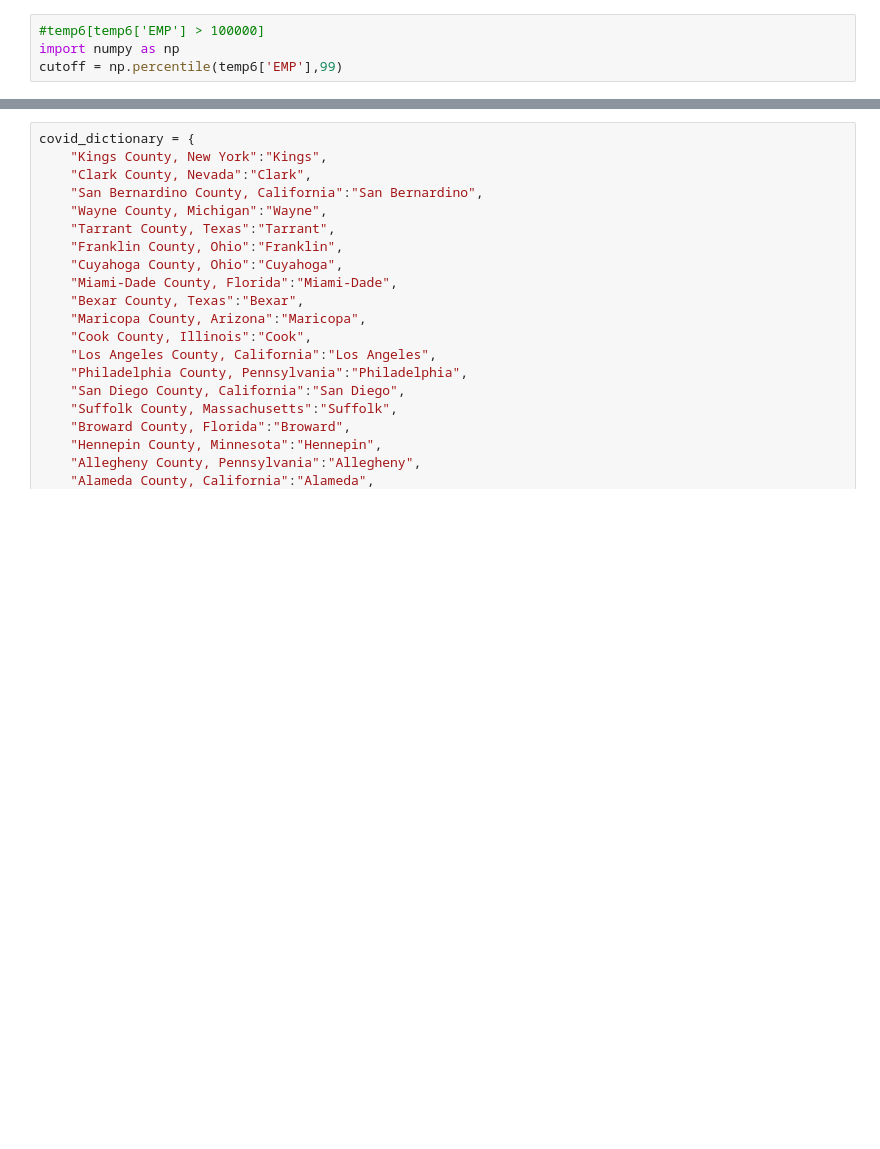
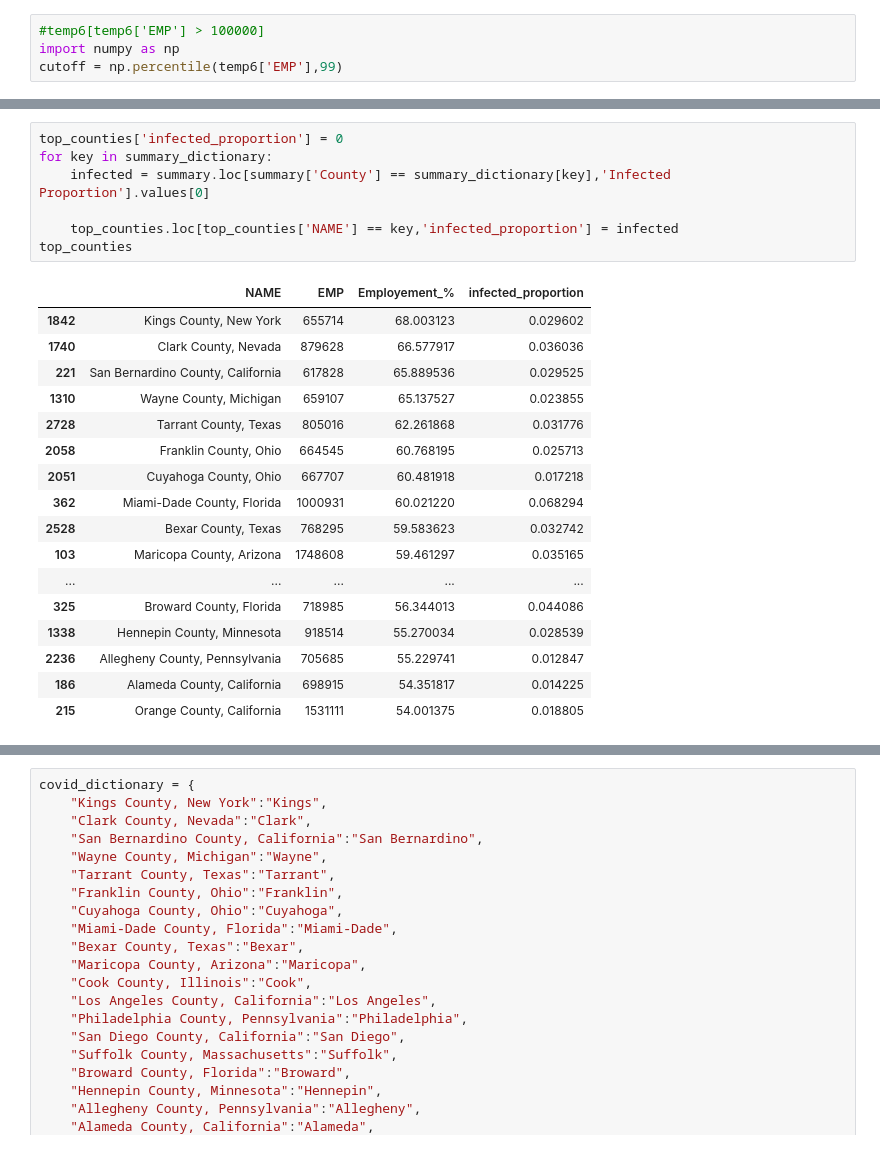
Before and after one commit to YizhouTang/2020-Duke-Datathon, a Jupyter notebook: datathon.ipynb, the cells around one changed output, grey strips where cells are left out. Saved outputs shown, nothing was run; the diff lists cells and outputs as text; blank space fills up the shorter version.

```diff
--- a/datathon.ipynb
+++ b/datathon.ipynb
@@ -122,0 +169,25 @@ temp6[temp6['EMP'] >= cutoff].sort_values('Employement_%',ascending=False).head(
+# %%
+top_counties['infected_proportion'] = 0
+for key in summary_dictionary:
+    infected = summary.loc[summary['County'] == summary_dictionary[key],'Infected Proportion'].values[0]
+
+    top_counties.loc[top_counties['NAME'] == key,'infected_proportion'] = infected
+top_counties
+# %% [output]
+|  | NAME | EMP | Employement_% | infected_proportion |
+| 1842 | Kings County, New York | 655714 | 68.003123 | 0.029602 |
+| 1740 | Clark County, Nevada | 879628 | 66.577917 | 0.036036 |
+| 221 | San Bernardino County, California | 617828 | 65.889536 | 0.029525 |
+| 1310 | Wayne County, Michigan | 659107 | 65.137527 | 0.023855 |
+| 2728 | Tarrant County, Texas | 805016 | 62.261868 | 0.031776 |
+| 2058 | Franklin County, Ohio | 664545 | 60.768195 | 0.025713 |
+| 2051 | Cuyahoga County, Ohio | 667707 | 60.481918 | 0.017218 |
+| 362 | Miami-Dade County, Florida | 1000931 | 60.021220 | 0.068294 |
+| 2528 | Bexar County, Texas | 768295 | 59.583623 | 0.032742 |
+| 103 | Maricopa County, Arizona | 1748608 | 59.461297 | 0.035165 |
+| ... | ... | ... | ... | ... |
+| 325 | Broward County, Florida | 718985 | 56.344013 | 0.044086 |
+| 1338 | Hennepin County, Minnesota | 918514 | 55.270034 | 0.028539 |
+| 2236 | Allegheny County, Pennsylvania | 705685 | 55.229741 | 0.012847 |
+| 186 | Alameda County, California | 698915 | 54.351817 | 0.014225 |
+| 215 | Orange County, California | 1531111 | 54.001375 | 0.018805 |
```
Also changed, not shown: parts of 6 cells of this notebook.
